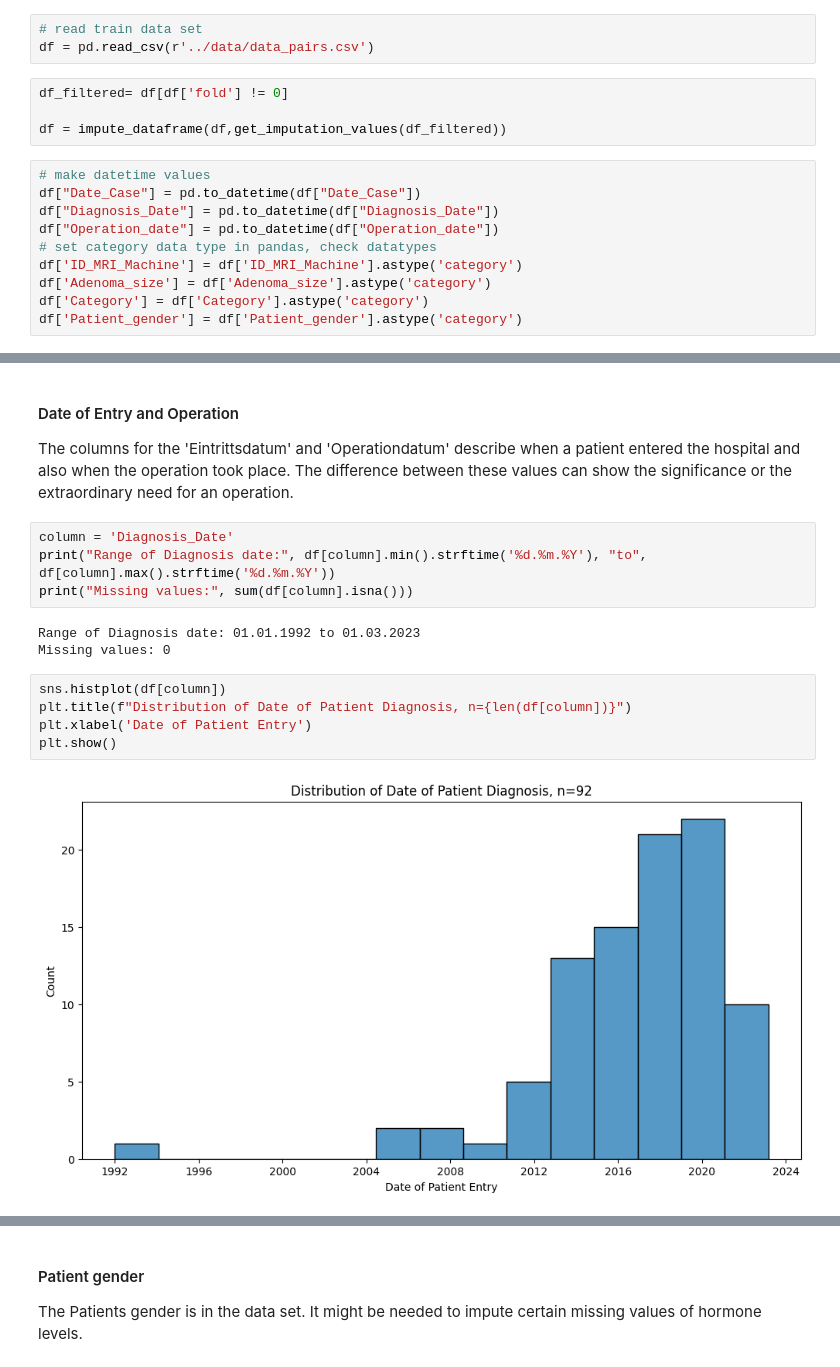
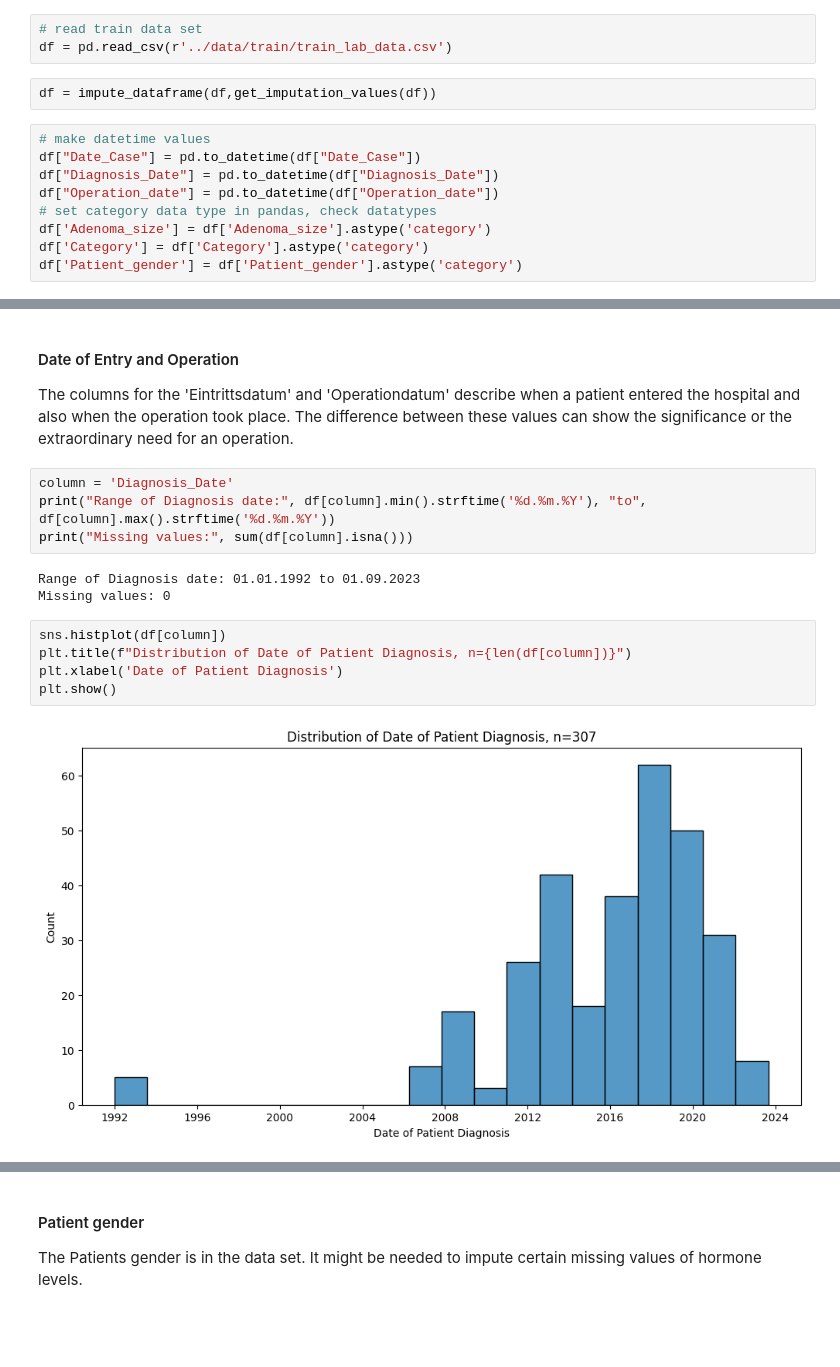
Before and after one commit to tmandelz/classification-prolactinoma, a Jupyter notebook: eda/patient_eda.ipynb, the cells around one changed output, grey strips where cells are left out. Cells and saved outputs as stored; diff of their text form; blank space fills up the shorter version.

```diff
--- a/eda/patient_eda.ipynb
+++ b/eda/patient_eda.ipynb
@@ -74,18 +64,15 @@ Label Distribution relative Difference between Fold 3 vs. Fold 4:
 End Data Partitioning
 # %%
 # read train data set
-df = pd.read_csv(r'../data/data_pairs.csv')
+df = pd.read_csv(r'../data/train/train_lab_data.csv')
-# %%
-df_filtered= df[df['fold'] != 0]
-
-df = impute_dataframe(df,get_imputation_values(df_filtered))
+# %%
+df = impute_dataframe(df,get_imputation_values(df))
 # %%
 # make datetime values
 df["Date_Case"] = pd.to_datetime(df["Date_Case"])
 df["Diagnosis_Date"] = pd.to_datetime(df["Diagnosis_Date"])
 df["Operation_date"] = pd.to_datetime(df["Operation_date"])
 # set category data type in pandas, check datatypes
-df['ID_MRI_Machine'] = df['ID_MRI_Machine'].astype('category')
 df['Adenoma_size'] = df['Adenoma_size'].astype('category')
 df['Category'] = df['Category'].astype('category')
 df['Patient_gender'] = df['Patient_gender'].astype('category')
@@ -223,15 +189,15 @@ column = 'Diagnosis_Date'
 print("Range of Diagnosis date:", df[column].min().strftime('%d.%m.%Y'), "to", df[column].max().strftime('%d.%m.%Y'))
 print("Missing values:", sum(df[column].isna()))
 # %% [output]
-Range of Diagnosis date: 01.01.1992 to 01.03.2023
+Range of Diagnosis date: 01.01.1992 to 01.09.2023
 Missing values: 0
 # %%
 sns.histplot(df[column])
 plt.title(f"Distribution of Date of Patient Diagnosis, n={len(df[column])}")
-plt.xlabel('Date of Patient Entry')
+plt.xlabel('Date of Patient Diagnosis')
 plt.show()
 # %% [output]
-[figure, old version]
+[figure, new version]
 # %%
 column = 'Operation_date'
 print("Range of Operation date:", df[column].min().strftime('%d.%m.%Y'), "to", df[column].max().strftime('%d.%m.%Y'))
```
Also changed, not shown: parts of 36 cells of this notebook, 2 other files.
